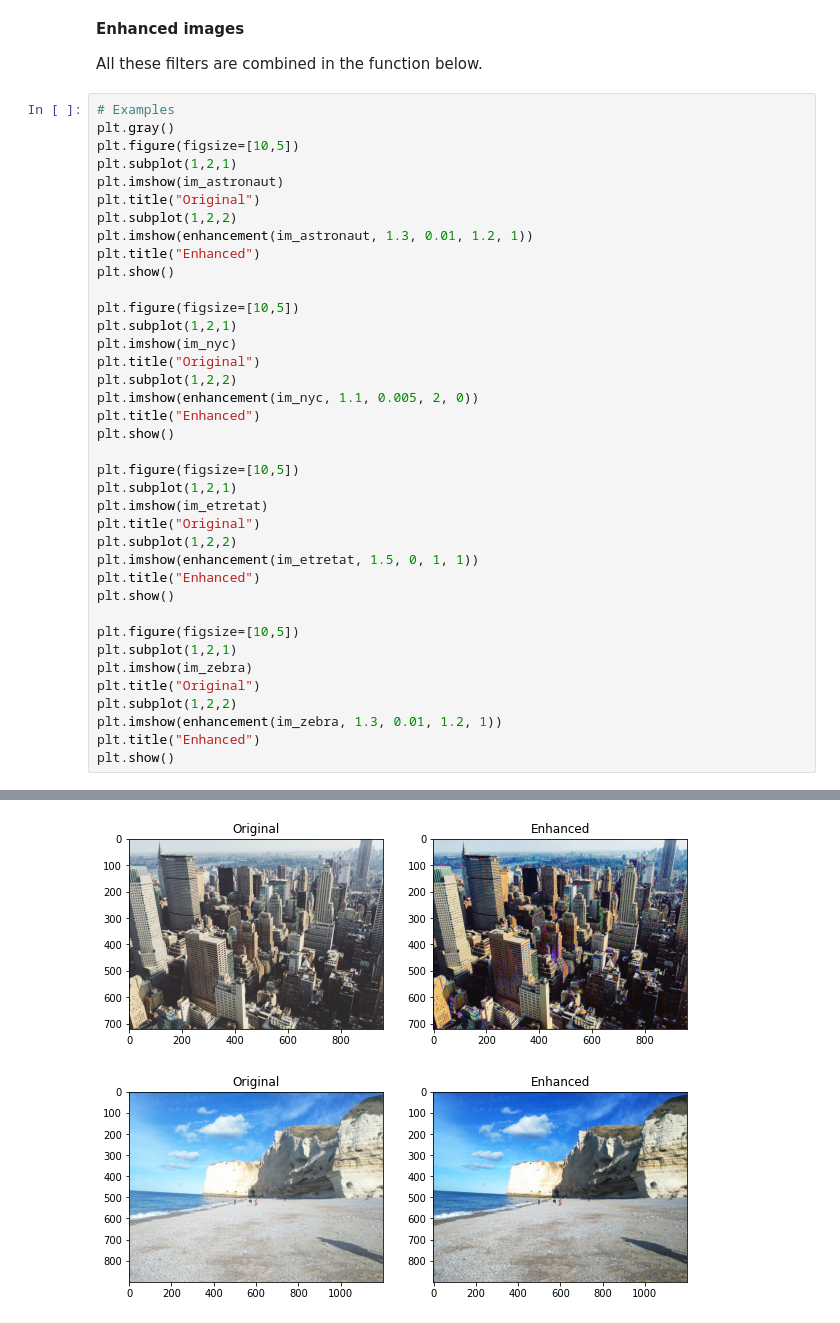
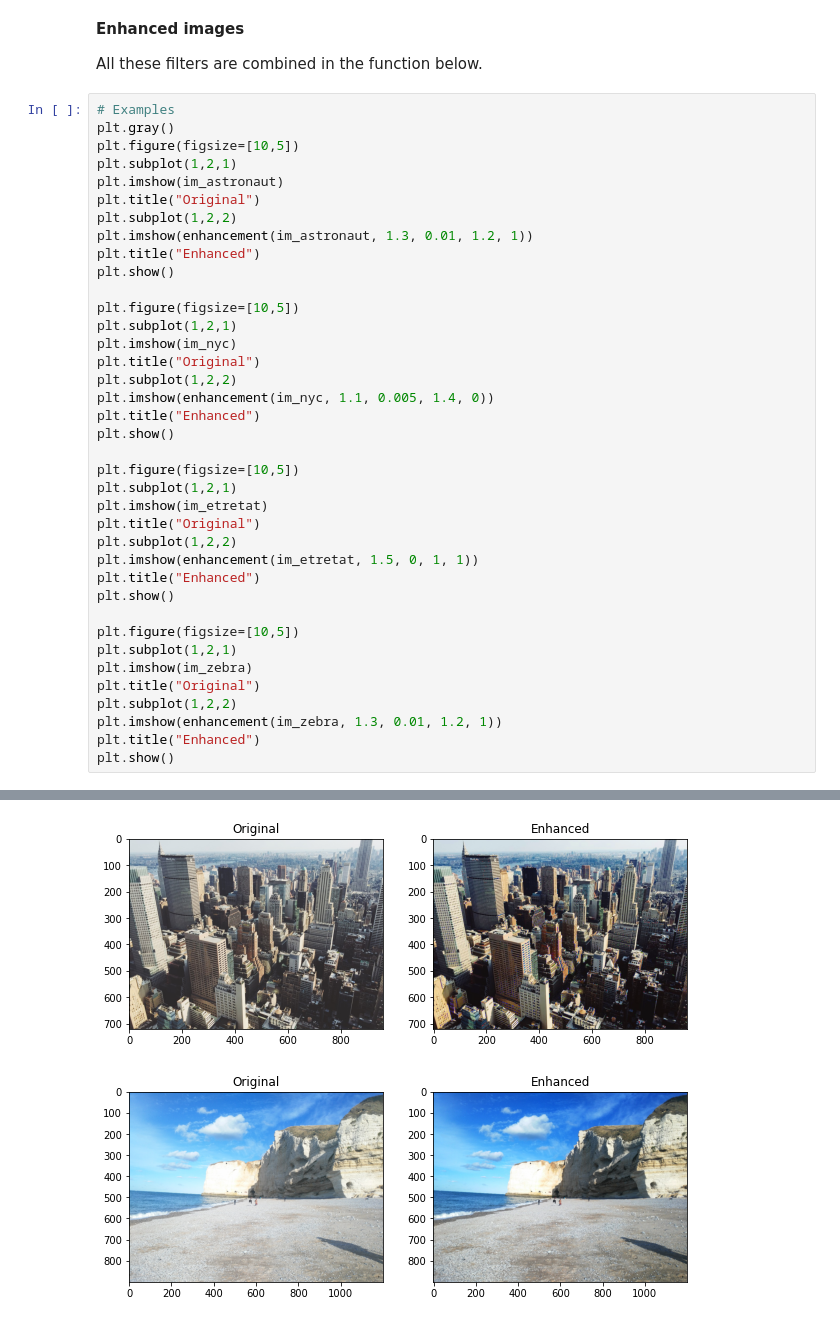
Before and after one commit to hindbkl/INFO-H500_Labs, a Jupyter notebook: P2_Enhancement.ipynb, the cells around one changed output, grey strips where cells are left out. Cells and saved outputs as stored; diff of their text form.

```diff
--- a/P2_Enhancement.ipynb
+++ b/P2_Enhancement.ipynb
@@ -243,34 +243,34 @@ plt.title("Enhanced")
 plt.show()
 
 plt.figure(figsize=[10,5])
 plt.subplot(1,2,1)
 plt.imshow(im_nyc)
 plt.title("Original")
 plt.subplot(1,2,2)
-plt.imshow(enhancement(im_nyc, 1.1, 0.005, 2, 0))
+plt.imshow(enhancement(im_nyc, 1.1, 0.005, 1.4, 0))
 plt.title("Enhanced")
 plt.show()
 
 plt.figure(figsize=[10,5])
 plt.subplot(1,2,1)
 plt.imshow(im_etretat)
 plt.title("Original")
 plt.subplot(1,2,2)
 plt.imshow(enhancement(im_etretat, 1.5, 0, 1, 1))
 plt.title("Enhanced")
 plt.show()
 
 plt.figure(figsize=[10,5])
 plt.subplot(1,2,1)
 plt.imshow(im_zebra)
 plt.title("Original")
 plt.subplot(1,2,2)
 plt.imshow(enhancement(im_zebra, 1.3, 0.01, 1.2, 1))
 plt.title("Enhanced")
 plt.show()
 # %% [output]
 <Figure size 432x288 with 0 Axes>
 [figure]
-[figure, old version]
+[figure, new version]
 [figure]
 [figure]
```
